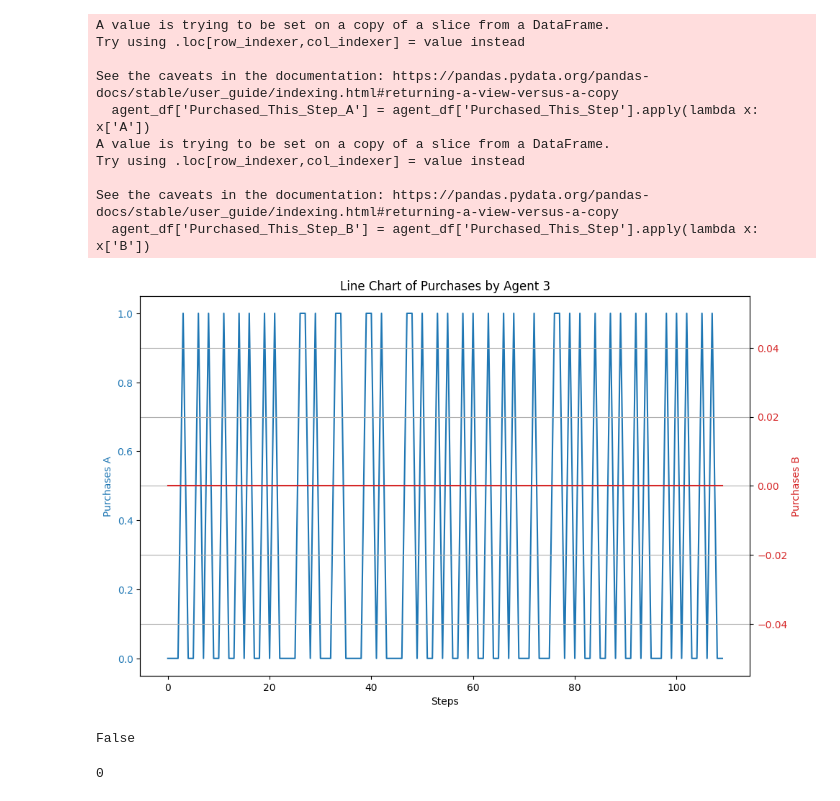
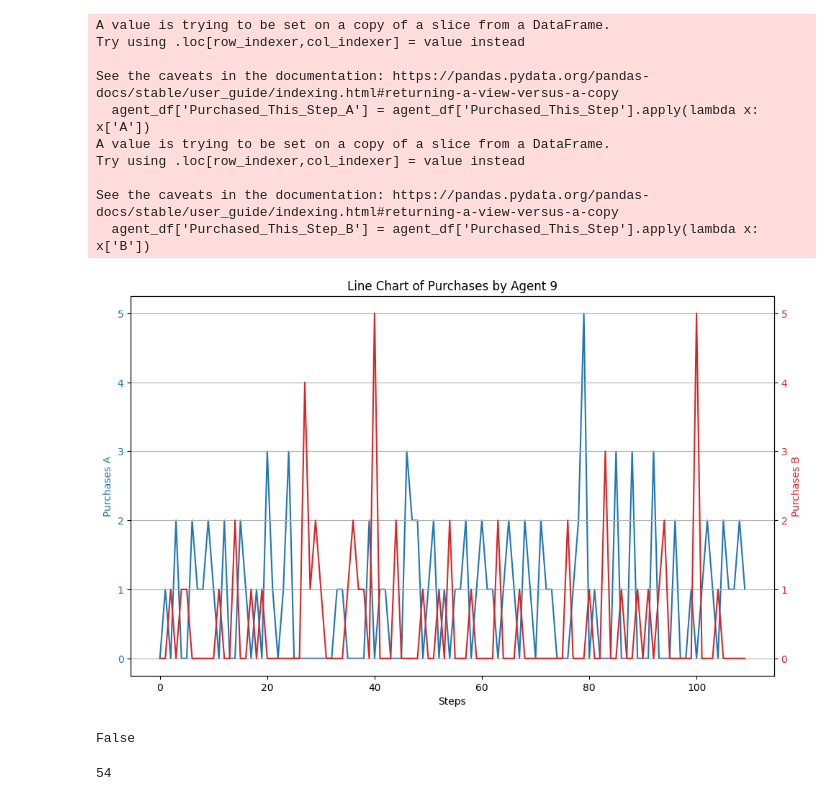
Before and after one commit to mcfitzgerald/consumer-abm, a Jupyter notebook: run_new_agents.ipynb, the cells around one changed output. Drawn from its saved outputs; the diff is of its cells as text; code cells hidden in the pictures.

```diff
--- a/run_new_agents.ipynb
+++ b/run_new_agents.ipynb
@@ -8,4 +6,4 @@ from cabm_function_library.ad_helpers import generate_brand_ad_channel_map
 # %%
 config = toml.load("config.toml")
 # %%
-model = ConsumerModel(20)
+model = ConsumerModel(1000)
@@ -30,3 +10,3 @@ initial purchase probabilties: {'A': 0.19736253846964436, 'B': 0.802637461530355
 # %%
-for i in range(3):
+for i in range(110):
     model.step()
@@ -148,19 +110,19 @@ def plot_purchases(agent_summary_df, AgentID):
     plt.grid(True)
     plt.show()
 # %%
-plot_purchases(agent_summary_df,3)
+plot_purchases(agent_summary_df,9)
 # %% [output]
 A value is trying to be set on a copy of a slice from a DataFrame.
 Try using .loc[row_indexer,col_indexer] = value instead
 
 See the caveats in the documentation: https://pandas.pydata.org/pandas-docs/stable/user_guide/indexing.html#returning-a-view-versus-a-copy
   agent_df['Purchased_This_Step_A'] = agent_df['Purchased_This_Step'].apply(lambda x: x['A'])
 A value is trying to be set on a copy of a slice from a DataFrame.
 Try using .loc[row_indexer,col_indexer] = value instead
 
 See the caveats in the documentation: https://pandas.pydata.org/pandas-docs/stable/user_guide/indexing.html#returning-a-view-versus-a-copy
   agent_df['Purchased_This_Step_B'] = agent_df['Purchased_This_Step'].apply(lambda x: x['B'])
-[figure, old version]
+[figure, new version]
 # %%
 def check_multiple_purchases(df):
     # Define a function to check if more than one value in the dictionary is greater than 0
@@ -190,9 +152,9 @@ def count_letter_changes(series):
 
     return change_count
 # %%
-count_letter_changes(agent_summary_df.xs(8, level='AgentID')['Brand_Preference'])
+count_letter_changes(agent_summary_df.xs(9, level='AgentID')['Brand_Preference'])
 # %% [output]
-0
+54
 # %%
 agent_summary_df.index
 # %% [output]
```
Also changed, not shown: parts of 9 cells of this notebook, 4 other files.
